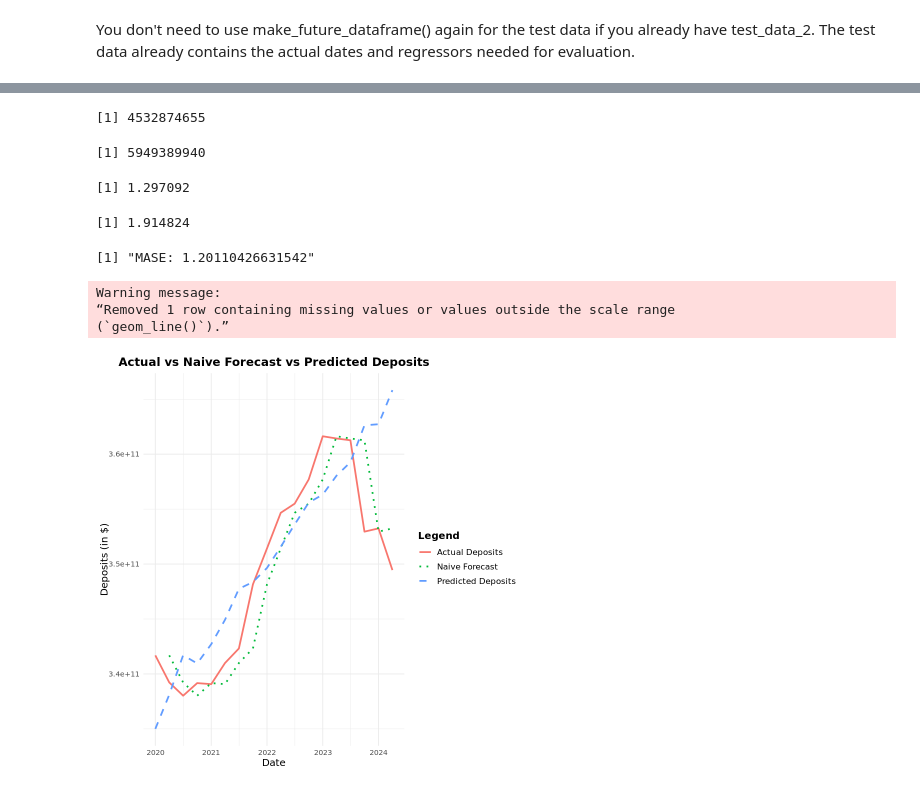
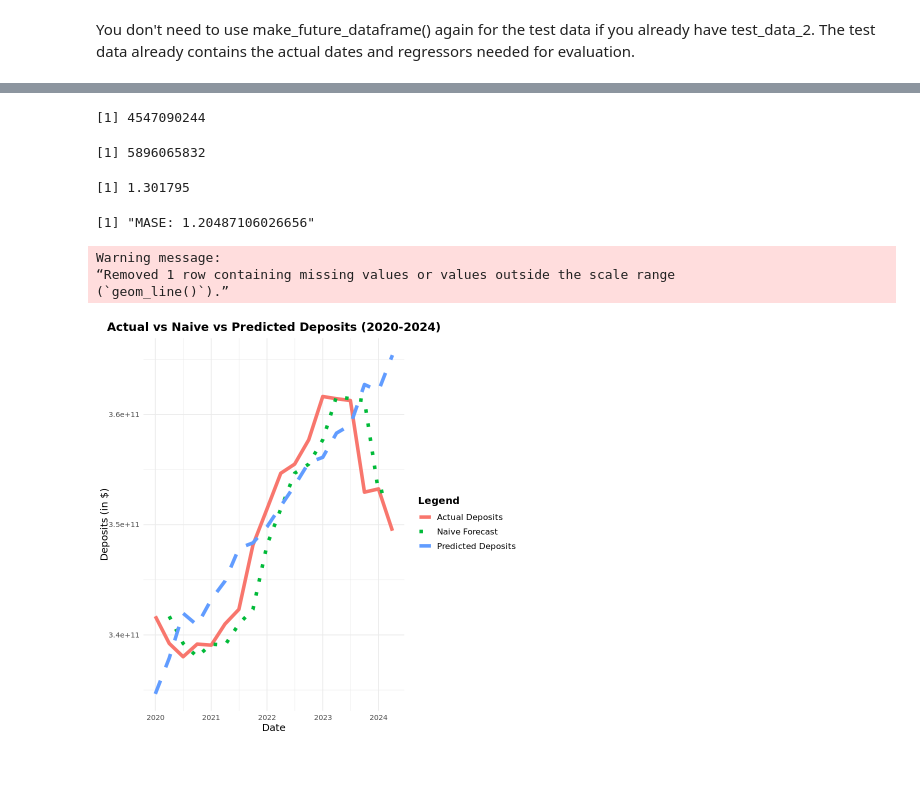
Before and after one commit to nzarama-kouadio/DUKE_MIDS_QFC_Final_Project, a Jupyter notebook: model_prediction/prophet_model.ipynb, the cells around one changed output, grey strips where cells are left out. Saved outputs shown, nothing was run; the diff lists cells and outputs as text; code cells hidden in the pictures.

Commit message:
understand why MASE is so high

```diff
--- a/model_prediction/prophet_model.ipynb
+++ b/model_prediction/prophet_model.ipynb
@@ -727,7 +745,10 @@ prophet_data_2 <- data.frame(
     ds = deposit_regressor_data$time_as_date,
     y = deposit_regressor_data$deposits,
     GDP = deposit_regressor_data$GDP,
-    unemployment_rate = deposit_regressor_data$unemployment_rate
+    unemployment_rate = deposit_regressor_data$unemployment_rate,
+    fed_rate = deposit_regressor_data$fed_rate,
+    ConsumerPriceIndex = deposit_regressor_data$ConsumerPriceIndex
+
 )
 #prophet_data_2
 # %%
@@ -787,7 +808,8 @@ prophet_model_2 <- prophet()
 # Add regressors
 prophet_model_2 <- add_regressor(prophet_model_2, 'GDP')
 prophet_model_2 <- add_regressor(prophet_model_2, 'unemployment_rate')
-
+prophet_model_2 <- add_regressor(prophet_model_2, 'ConsumerPriceIndex')
+prophet_model_2 <- add_regressor(prophet_model_2, 'fed_rate')
 
 # Step 2: Fit the model: Training the model
 prophet_model_2 <- fit.prophet(prophet_model_2, train_data_2) # syntax
@@ -939,25 +1022,31 @@ A data.frame: 18 × 4
 # %%
-# Train models for GDP and unemployment rate
+# Train models for GDP and unemployment rate, CPI and fed rate
 gdp_model_2 <- prophet(data.frame(ds = train_data_2$ds, y = train_data_2$GDP))
 unemployment_model_2 <- prophet(data.frame(ds = train_data_2$ds, y = train_data_2$unemployment_rate))
+fed_model_2 <- prophet(data.frame(ds = train_data_2$ds, y = train_data_2$fed_rate))
+CPI_model_2 <- prophet(data.frame(ds = train_data_2$ds, y = train_data_2$ConsumerPriceIndex))
 
 # Create future dataframes for GDP and unemployment rate
 future_gdp_2 <- make_future_dataframe(gdp_model_2, periods = nrow(test_data_2), freq = "quarter")
 future_unemployment_2 <- make_future_dataframe(unemployment_model_2, periods = nrow(test_data_2), freq = "quarter")
+future_fed_2 <- make_future_dataframe(fed_model_2, periods = nrow(test_data_2), freq = "quarter")
+future_CPI_2 <- make_future_dataframe(CPI_model_2, periods = nrow(test_data_2), freq = "quarter")
 
 # Predict future values for GDP and unemployment rate
 gdp_forecast_2 <- predict(gdp_model_2, future_gdp_2)
 unemployment_forecast_2 <- predict(unemployment_model_2, future_unemployment_2)
+fed_forecast_2 <- predict(fed_model_2, future_fed_2)
+CPI_forcast_2 <- predict(CPI_model_2, future_CPI_2)
 
-#glimpse(test_data)
-
-# Step 1: Create future dataframe for test data
+# Create future dataframe for test data
 future_test_data_2 <- make_future_dataframe(prophet_model_2, periods = nrow(test_data_2), freq = "quarter") # Testing data: 2021 Q1 to 2024 Q2
 #future_test_data_2
 
 # Extract predicted values for GDP and unemployment rate
 future_test_data_2$GDP <- gdp_forecast_2$yhat
 future_test_data_2$unemployment_rate <- unemployment_forecast_2$yhat
+future_test_data_2$fed_rate <- fed_forecast_2$yhat
+future_test_data_2$ConsumerPriceIndex <- CPI_forcast_2$yhat
 # %% [output]
 Disabling weekly seasonality. Run prophet with weekly.seasonality=TRUE to override this.
 
@@ -1029,25 +1112,9 @@ MAPE_prophet2
 
 #
 # %% [output]
-[1] 4532874655
+[1] 4547090244
-[1] 5949389940
+[1] 5896065832
-[1] 1.297092
+[1] 1.301795
-# %%
-# Mean Absolute Scaled Error (MASE)
-# Step 1: Get the naive differences from training data
-naive_differences <- abs(diff(prediction_test_results_2$y))  # Actual values in training
-
-# Step 2: Compute the naive MAE
-naive_mae <- mean(naive_differences)
-
-# Step 3: Compute the forecast MAE (already calculated as MAE_prophet_2)
-forecast_mae <- MAE_prophet_2
-
-# Step 4: Calculate MASE
-MASE_prophet_2 <- forecast_mae / naive_mae
-MASE_prophet_2
-# %% [output]
-[1] 1.914824
 # %%
 # Assuming you have these variables in your data:
 # train_data_2 is the training dataset
@@ -1078,40 +1145,40 @@ mase_result <- mase(y_train, y_test, y_preds)
 # Print the result
 print(paste("MASE:", mase_result))
 # %% [output]
-[1] "MASE: 1.20110426631542"
+[1] "MASE: 1.20487106026656"
 # %%
- # Calculate naive forecast
+# Calculate naive forecast
 naive_forecast <- c(NA, head(test_data_2$y, -1))  # Shift y_test by one step for naive forecast
 
 # Create a data frame for plotting
 naive_vs_model <- data.frame(
   Date = test_data_2$ds,  # Dates from test data
   Actual_Deposits = test_data_2$y,  # Actual deposit values
   Naive_Forecast = naive_forecast,  # Naive forecast values
   Predicted_Deposits = prediction_test_results_2$yhat  # Predicted deposit values
 )
 
 # Plot the data
 library(ggplot2)
 ggplot(naive_vs_model, aes(x = Date)) +
-  geom_line(aes(y = Actual_Deposits, color = "Actual Deposits"), size = 1) +  # Line for actual deposits
-  geom_line(aes(y = Naive_Forecast, color = "Naive Forecast"), size = 1, linetype = "dotted") +  # Dotted line for naive forecast
-  geom_line(aes(y = Predicted_Deposits, color = "Predicted Deposits"), size = 1, linetype = "dashed") +  # Dashed line for model predictions
+  geom_line(aes(y = Actual_Deposits, color = "Actual Deposits"), size = 2) +  # Line for actual deposits
+  geom_line(aes(y = Naive_Forecast, color = "Naive Forecast"), size = 2, linetype = "dotted") +  # Dotted line for naive forecast
+  geom_line(aes(y = Predicted_Deposits, color = "Predicted Deposits"), size = 2, linetype = "dashed") +  # Dashed line for model predictions
   labs(
-    title = "Actual vs Naive Forecast vs Predicted Deposits",
+    title = "Actual vs Naive vs Predicted Deposits (2020-2024)",
     x = "Date",
     y = "Deposits (in $)",
     color = "Legend"
   ) +
   theme_minimal() +
   theme(
     plot.title = element_text(hjust = 0.5, size = 14, face = "bold"),
     axis.title = element_text(size = 12),
     legend.title = element_text(size = 12, face = "bold"),
     legend.text = element_text(size = 10)
   )
 # %% [output]
 Warning message:
 “Removed 1 row containing missing values or values outside the scale range
 (`geom_line()`).”
-[figure, old version]
+[figure, new version]
```
Also changed, not shown: parts of 14 cells of this notebook.
